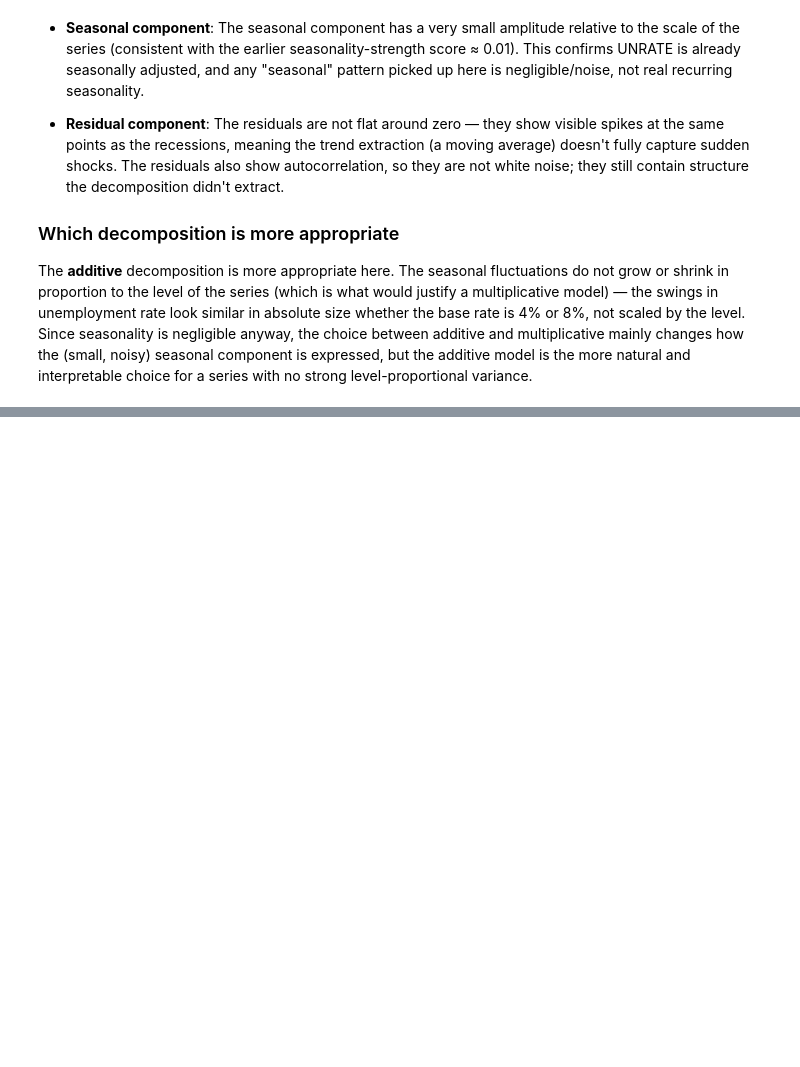
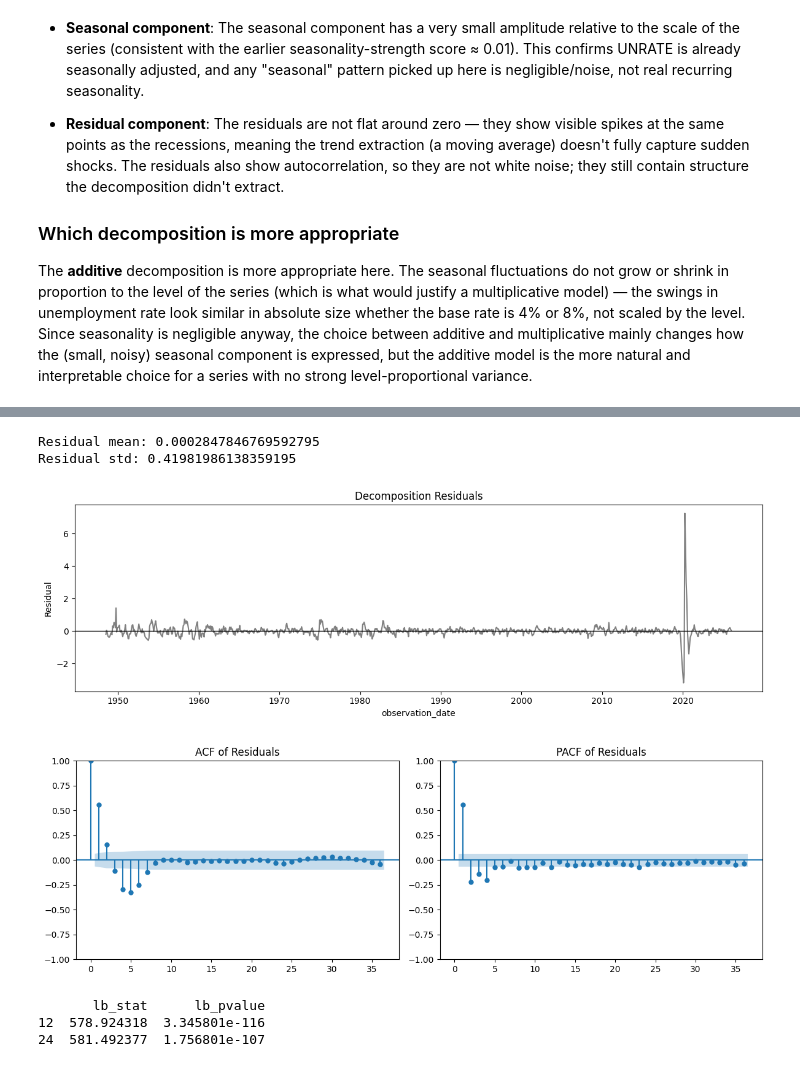
Before and after one commit to Amgad26/Time-Series, a Jupyter notebook: Code.ipynb, the cells around one changed output, grey strips where cells are left out. Drawn from its saved outputs; the diff is of its cells as text; code cells hidden in the pictures; blank space fills up the shorter version.

```diff
--- a/Code.ipynb
+++ b/Code.ipynb
@@ -264,0 +271,33 @@ The **additive** decomposition is more appropriate here. The seasonal fluctuatio
+# %%
+resid = decomp_additive.resid.dropna()
+
+print("Residual mean:", resid.mean())
+print("Residual std:", resid.std())
+
+plt.figure(figsize=(12, 4))
+plt.plot(resid, color="gray")
+plt.axhline(0, color="black", linewidth=1)
+plt.title("Decomposition Residuals")
+plt.xlabel(dataset.index.name if dataset.index.name else "Date")
+plt.ylabel("Residual")
+plt.tight_layout()
+plt.show()
+
+fig, axes = plt.subplots(1, 2, figsize=(12, 4))
+plot_acf(resid, lags=36, ax=axes[0])
+axes[0].set_title("ACF of Residuals")
+plot_pacf(resid, lags=36, ax=axes[1], method="ywm")
+axes[1].set_title("PACF of Residuals")
+plt.tight_layout()
+plt.show()
+
+lb_test = acorr_ljungbox(resid, lags=[12, 24], return_df=True)
+print(lb_test)
+# %% [output]
+Residual mean: 0.0002847846769592795
+Residual std: 0.41981986138359195
+[figure, added]
+[figure, added]
+       lb_stat      lb_pvalue
+12  578.924318  3.345801e-116
+24  581.492377  1.756801e-107
```
Also changed, not shown: parts of 3 cells of this notebook.
